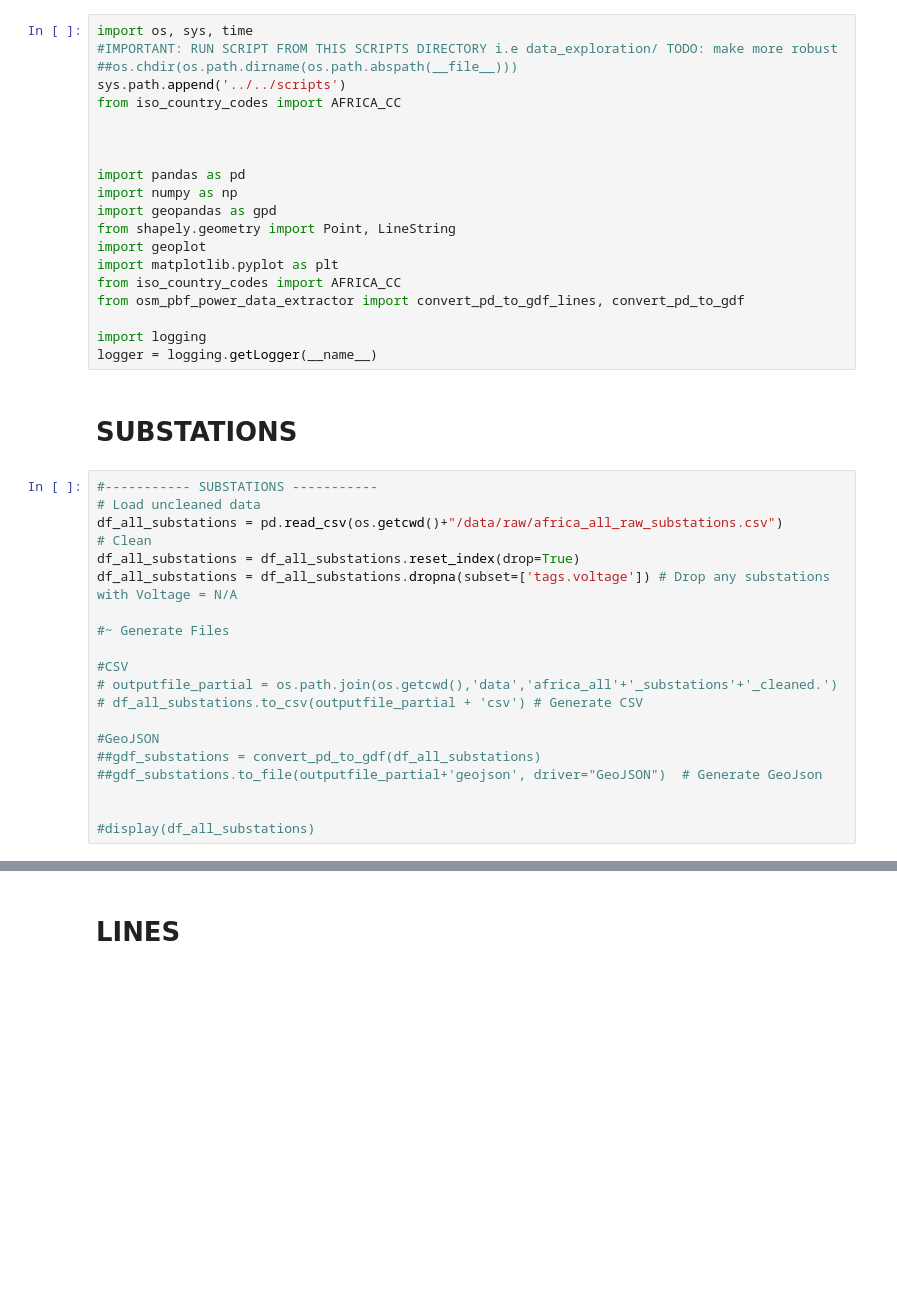
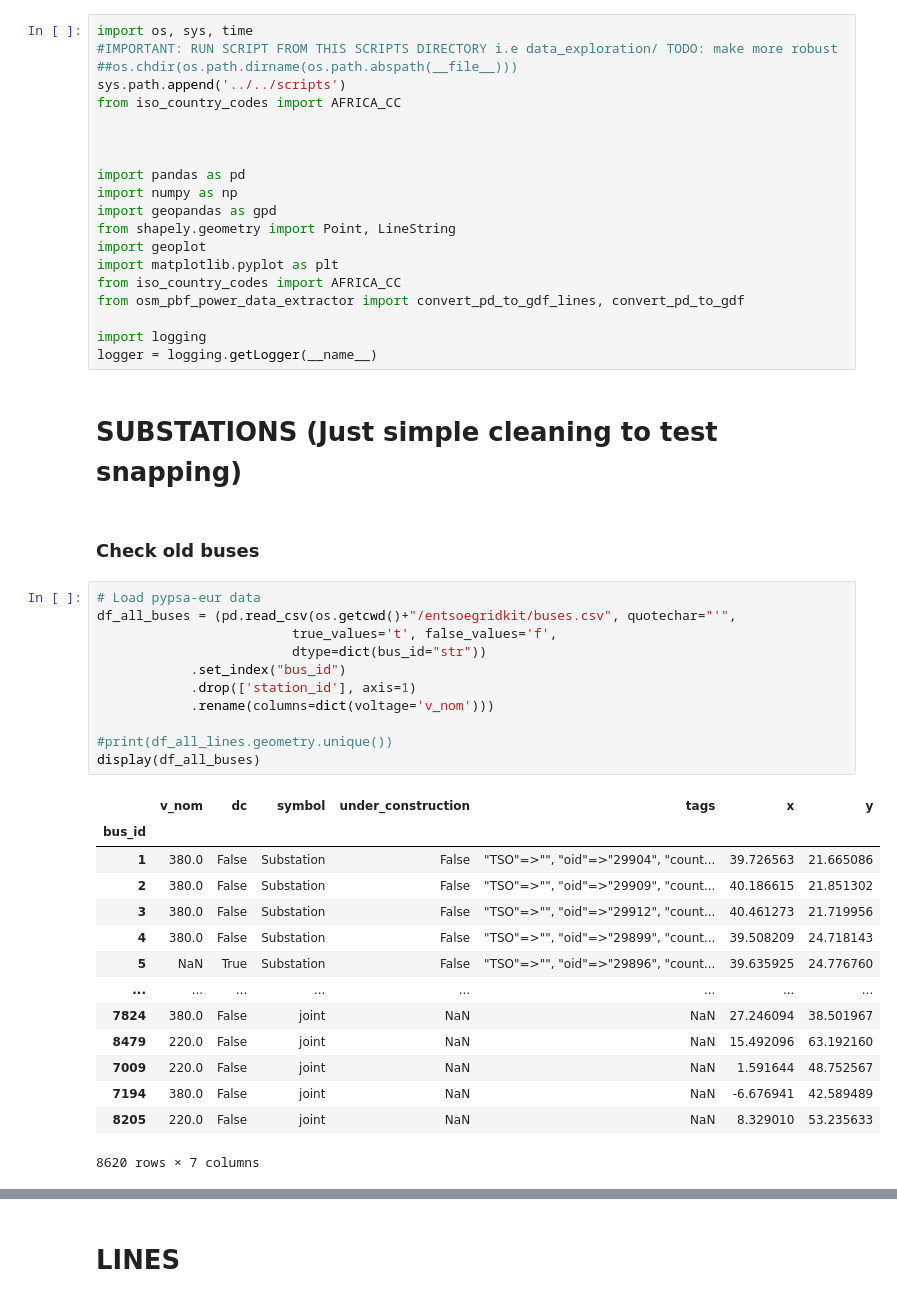
Before and after one commit to pypsa-meets-earth/pypsa-africa-hackathon, a Jupyter notebook: data_exploration/WP5_transmission_assets/osm_data_cleaning.ipynb, the cells around one changed output, grey strips where cells are left out. Cells and saved outputs as stored; diff of their text form; blank space fills up the shorter version.

```diff
--- a/data_exploration/WP5_transmission_assets/osm_data_cleaning.ipynb
+++ b/data_exploration/WP5_transmission_assets/osm_data_cleaning.ipynb
@@ -20,25 +20,33 @@ from osm_pbf_power_data_extractor import convert_pd_to_gdf_lines, convert_pd_to_
 
 import logging
 logger = logging.getLogger(__name__)
-# %% [markdown]
-# SUBSTATIONS
-# %%
-#----------- SUBSTATIONS -----------
-# Load uncleaned data
-df_all_substations = pd.read_csv(os.getcwd()+"/data/raw/africa_all_raw_substations.csv")
-# Clean
-df_all_substations = df_all_substations.reset_index(drop=True)
-df_all_substations = df_all_substations.dropna(subset=['tags.voltage']) # Drop any substations with Voltage = N/A
-
-#~ Generate Files
-
-#CSV
-# outputfile_partial = os.path.join(os.getcwd(),'data','africa_all'+'_substations'+'_cleaned.')
-# df_all_substations.to_csv(outputfile_partial + 'csv') # Generate CSV
-
-#GeoJSON
-##gdf_substations = convert_pd_to_gdf(df_all_substations)
-##gdf_substations.to_file(outputfile_partial+'geojson', driver="GeoJSON")  # Generate GeoJson
-
-
-#display(df_all_substations)
+# %% [markdown]
+# SUBSTATIONS (Just simple cleaning to test snapping)
+# %% [markdown]
+### Check old buses
+# %%
+# Load pypsa-eur data
+df_all_buses = (pd.read_csv(os.getcwd()+"/entsoegridkit/buses.csv", quotechar="'",
+                         true_values='t', false_values='f',
+                         dtype=dict(bus_id="str"))
+            .set_index("bus_id")
+            .drop(['station_id'], axis=1)
+            .rename(columns=dict(voltage='v_nom')))
+
+#print(df_all_lines.geometry.unique())
+display(df_all_buses)
+# %% [output]
+|  | v_nom | dc | symbol | under_construction | tags | x | y |
+| bus_id |  |  |  |  |  |  |  |
+| 1 | 380.0 | False | Substation | False | "TSO"=>"", "oid"=>"29904", "count... | 39.726563 | 21.665086 |
+| 2 | 380.0 | False | Substation | False | "TSO"=>"", "oid"=>"29909", "count... | 40.186615 | 21.851302 |
+| 3 | 380.0 | False | Substation | False | "TSO"=>"", "oid"=>"29912", "count... | 40.461273 | 21.719956 |
+| 4 | 380.0 | False | Substation | False | "TSO"=>"", "oid"=>"29899", "count... | 39.508209 | 24.718143 |
+| 5 | NaN | True | Substation | False | "TSO"=>"", "oid"=>"29896", "count... | 39.635925 | 24.776760 |
+| ... | ... | ... | ... | ... | ... | ... | ... |
+| 7824 | 380.0 | False | joint | NaN | NaN | 27.246094 | 38.501967 |
+| 8479 | 220.0 | False | joint | NaN | NaN | 15.492096 | 63.192160 |
+| 7009 | 220.0 | False | joint | NaN | NaN | 1.591644 | 48.752567 |
+| 7194 | 380.0 | False | joint | NaN | NaN | -6.676941 | 42.589489 |
+| 8205 | 220.0 | False | joint | NaN | NaN | 8.329010 | 53.235633 |
+8620 rows × 7 columns
```
Also changed, not shown: parts of 20 cells of this notebook.
